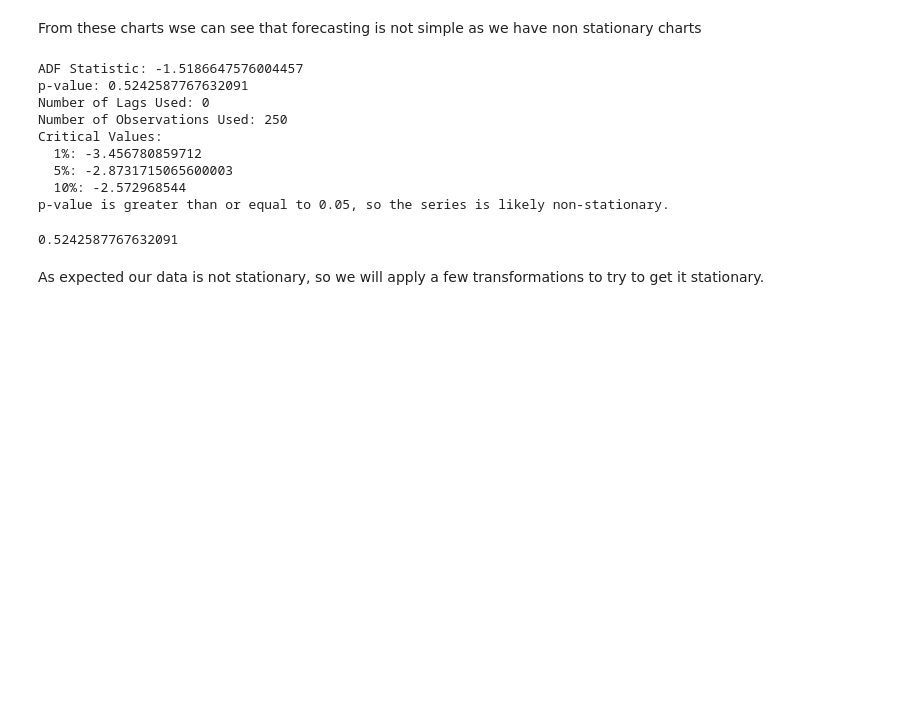
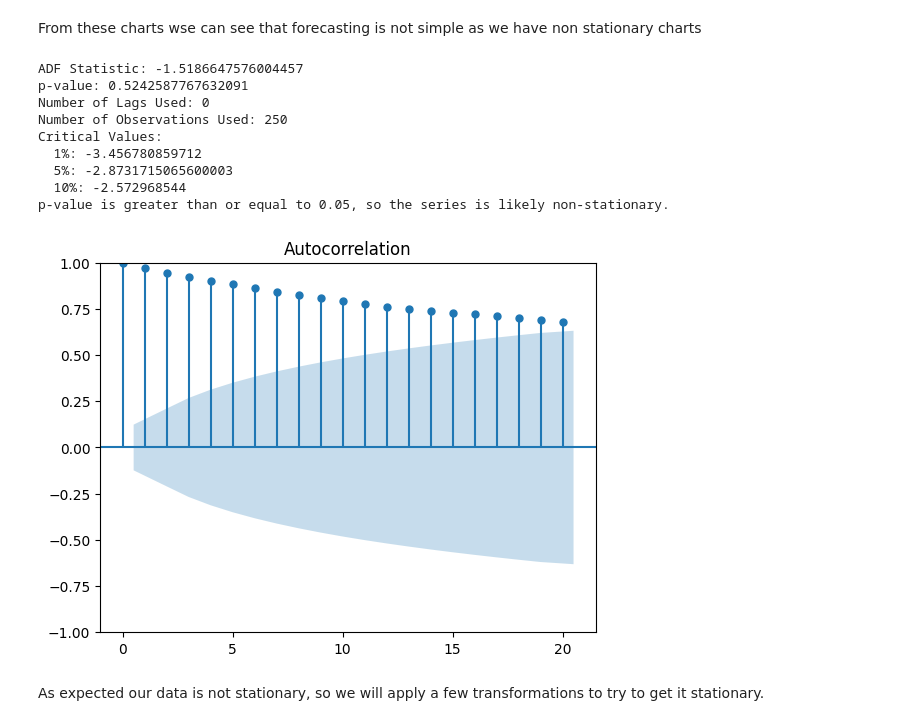
Before and after one commit to nchadburn/Stat598-FinalProject, a Jupyter notebook: arima.ipynb, the cells around one changed output. Saved outputs shown, nothing was run; the diff lists cells and outputs as text; code cells hidden in the pictures; blank space fills up the shorter version.

```diff
--- a/arima.ipynb
+++ b/arima.ipynb
@@ -54,16 +54,16 @@ ticker_details
  'Full Time Employees': 182381,
  'Business Summary': 'Alphabet Inc. offers various products and platforms in the United States, Europe, the Middle East, Africa, the Asia-Pacific, Canada, and Latin America. It operates through Google ...
 # %%
-history_df = ticker.history(start=start_date, end=end_date, interval='1d')
+df_history = ticker.history(start=start_date, end=end_date, interval='1d')
 # %%
-history_df['data'] = history_df[column_reference].copy()
+df_history['data'] = df_history[column_reference].copy()
 
-train_df = history_df.loc[history_df.index < split_date].copy()
-validation_df = history_df.loc[history_df.index >= split_date].copy()
+df_train = df_history.loc[df_history.index < split_date].copy()
+df_validation = df_history.loc[df_history.index >= split_date].copy()
 
-print(train_df.shape)
-print(validation_df.shape)
-train_df.columns
+print(df_train.shape)
+print(df_validation.shape)
+df_train.columns
 # %% [output]
 (251, 8)
 (0, 8)
@@ -113,33 +102,31 @@ plt.show()
 # %% [markdown]
 At this point we will start some general analysis, which we can use for benchmarking. We will use Moving Averaga MA.
 # %%
-
-
 fig, (ax1, ax2, ax3) = plt.subplots(3, 1, sharex=True, figsize=(8,6))
 
-ax1.plot(train_df.index, train_df[column_reference], color='blue', label=column_reference)
+ax1.plot(df_train.index, df_train[column_reference], color='blue', label=column_reference)
 ax1.set_title(f'Stock {column_reference}, Volume, and Rolling Std Dev')
 ax1.set_ylabel('Price')
 
 for ma in moving_average_list:
-    train_df[f'MA_{ma}'] = train_df[column_reference].rolling(window=ma).mean()
-    ax1.plot(train_df.index, train_df[f'MA_{ma}'], label=f'MA {ma} days')
+    df_train[f'MA_{ma}'] = df_train[column_reference].rolling(window=ma).mean()
+    ax1.plot(df_train.index, df_train[f'MA_{ma}'], label=f'MA {ma} days')
 
 
-ax2.bar(train_df.index, train_df['Volume'], color='gray')
+ax2.bar(df_train.index, df_train['Volume'], color='gray')
 ax2.set_ylabel('Volume')
-max_volume = train_df['Volume'].max()
+max_volume = df_train['Volume'].max()
 ax2.set_ylim(0, max_volume * 1.1)
 
 for ma in moving_average_list:
-    train_df[f'MA_{ma}_std'] = train_df[column_reference].rolling(window=ma).std()
-    ax3.plot(train_df.index, train_df[f'MA_{ma}_std'], label=f'MA {ma} std days')
+    df_train[f'MA_{ma}_std'] = df_train[column_reference].rolling(window=ma).std()
+    ax3.plot(df_train.index, df_train[f'MA_{ma}_std'], label=f'MA {ma} std days')
 
 
 ax3.set_ylabel('Rolling Std Dev')
 
 # Drawing dividend lines on all subplots
-for date, row in train_df.iterrows():
+for date, row in df_train.iterrows():
     if row['Dividends'] > 0:
         ax1.axvline(x=date, color='green', linestyle='--', alpha=0.7)
         ax2.axvline(x=date, color='green', linestyle='--', alpha=0.7)
@@ -160,37 +147,35 @@ plt.show()
 # %% [markdown]
 From these charts wse can see that forecasting is not simple as we have non stationary charts
 # %%
-
-
-
 def run_ADF(data):
     adf_statistic, p_value, num_lags, num_obs, critical_values, icbest = adfuller(data)
     print("ADF Statistic:", adf_statistic)
     print("p-value:", p_value)
     print("Number of Lags Used:", num_lags)
     print("Number of Observations Used:", num_obs)
     print("Critical Values:")
     for key, value in critical_values.items():
         print(f'  {key}: {value}')
 
     if p_value < adf_significance_level:
         print(f"p-value is less than {adf_significance_level}, so the series is likely stationary.")
     else:
         print(f"p-value is greater than or equal to {adf_significance_level}, so the series is likely non-stationary.")
     return p_value
 
-run_ADF(train_df[column_reference])
+run_ADF(df_train[column_reference])
+plot_acf(df_train[column_reference], lags=20);
 # %% [output]
 ADF Statistic: -1.5186647576004457
 p-value: 0.5242587767632091
 Number of Lags Used: 0
 Number of Observations Used: 250
 Critical Values:
   1%: -3.456780859712
   5%: -2.8731715065600003
   10%: -2.572968544
 p-value is greater than or equal to 0.05, so the series is likely non-stationary.
-0.5242587767632091
+[figure, added]
 # %% [markdown]
 As expected our data is not stationary, so we will apply a few transformations to try to get it stationary.
 # %%
```
Also changed, not shown: parts of 16 cells of this notebook.
